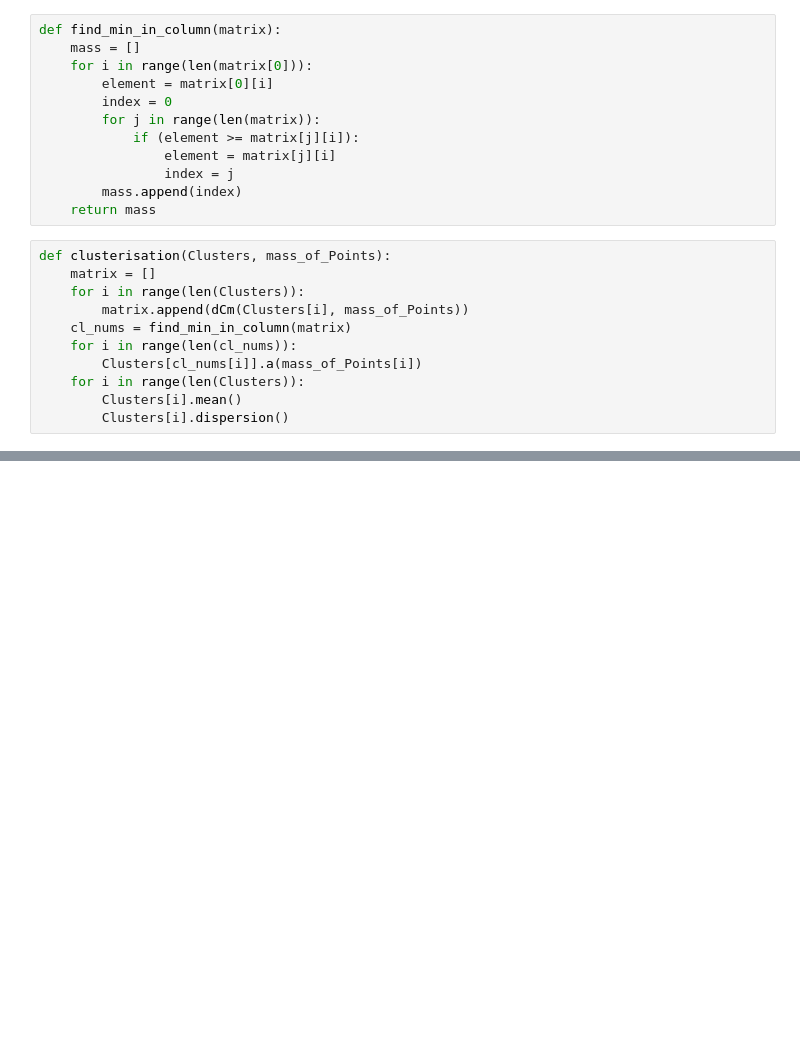
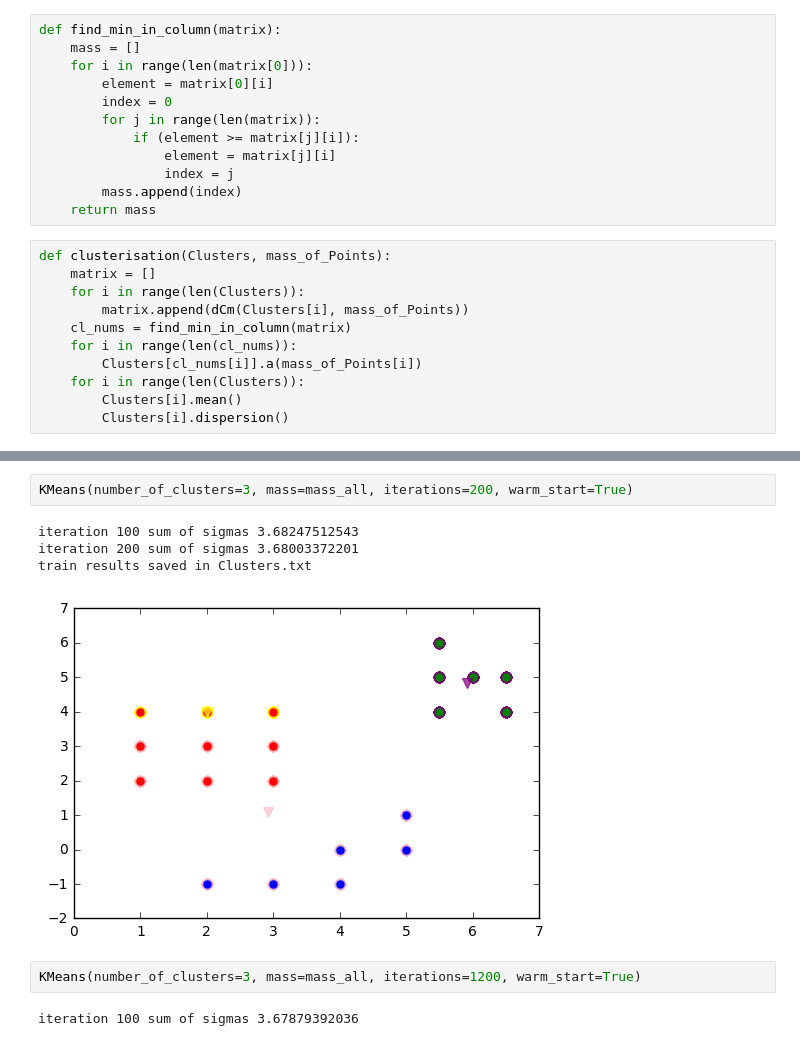
Before and after one commit to NV111/images, a Jupyter notebook: points.ipynb, the cells around one changed output, grey strips where cells are left out. Cells and saved outputs as stored; diff of their text form; blank space fills up the shorter version.

```diff
--- a/points.ipynb
+++ b/points.ipynb
@@ -160,0 +184,11 @@ iteration 1
+# %%
+KMeans(number_of_clusters=3, mass=mass_all, iterations=200, warm_start=True)
+# %% [output]
+iteration 100 sum of sigmas 3.68247512543
+iteration 200 sum of sigmas 3.68003372201
+train results saved in Clusters.txt
+[figure, added]
+# %%
+KMeans(number_of_clusters=3, mass=mass_all, iterations=1200, warm_start=True)
+# %% [output]
+iteration 100 sum of sigmas 3.67879392036
```
Also changed, not shown: parts of 6 cells of this notebook.
